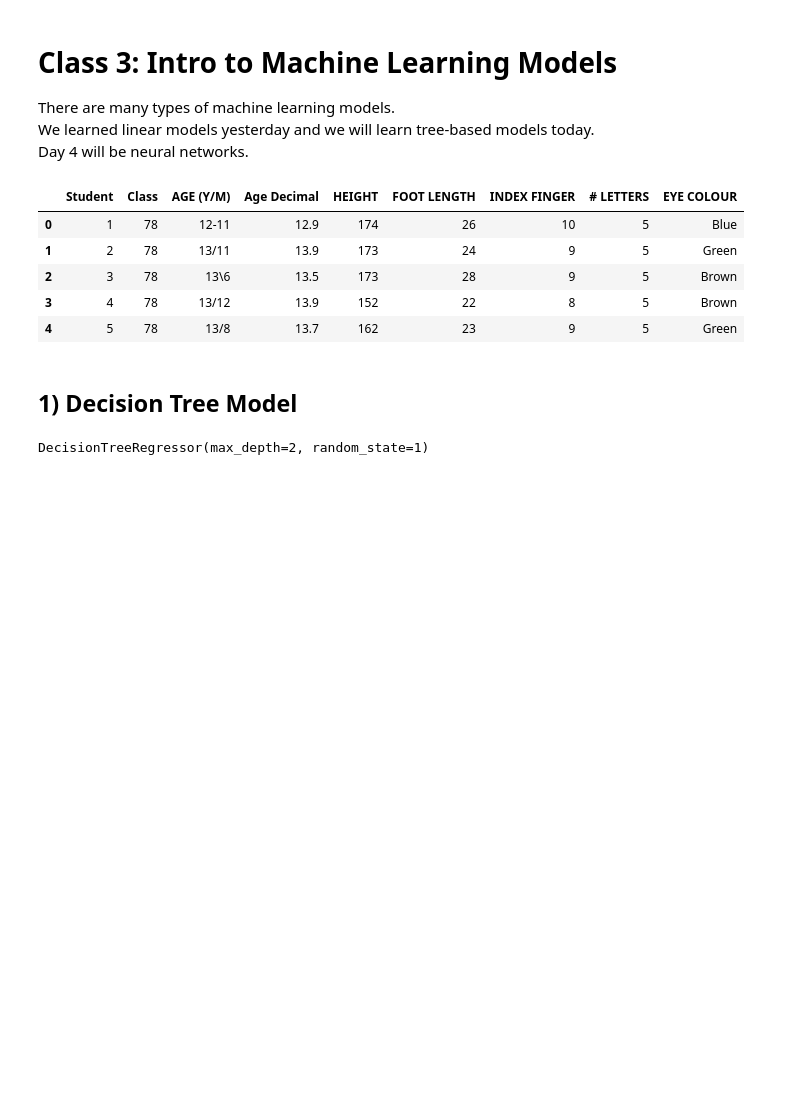
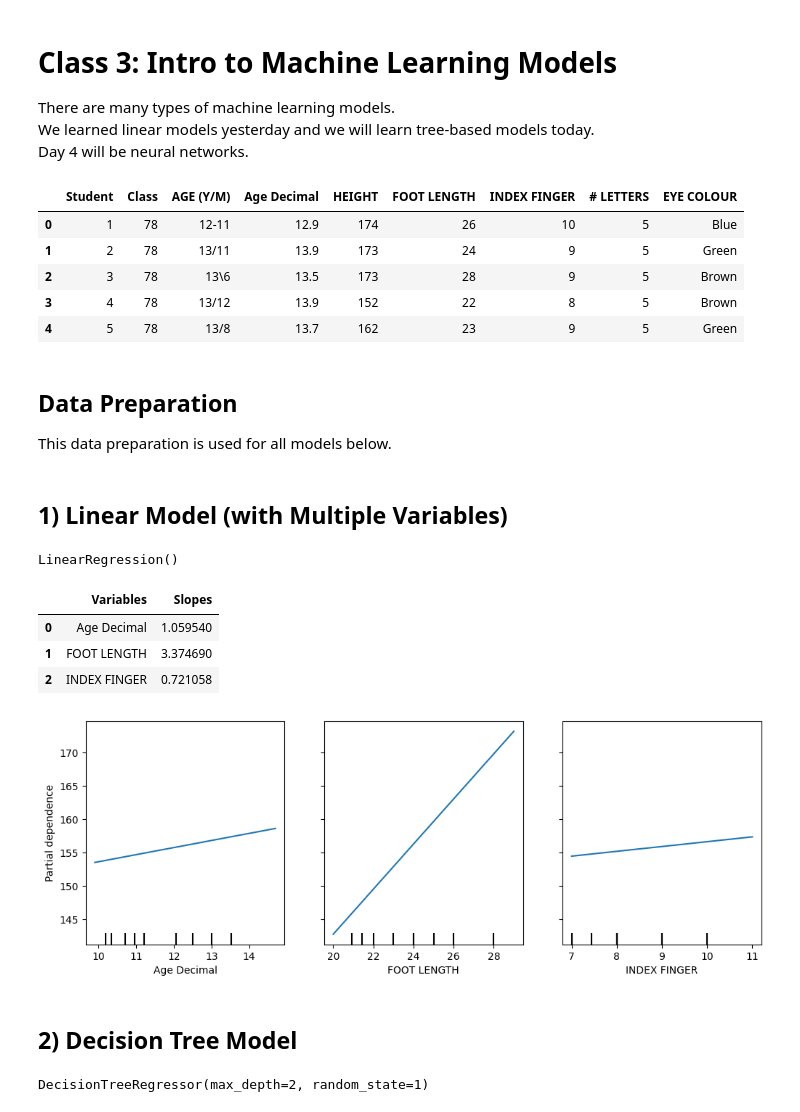
Before and after one commit to sayhellojoel/grade78pythonmath, a Jupyter notebook: Class 3.ipynb, the cells around one changed output. Saved outputs shown, nothing was run; the diff lists cells and outputs as text; code cells hidden in the pictures; blank space fills up the shorter version.

```diff
--- a/Class 3.ipynb
+++ b/Class 3.ipynb
@@ -22,3 +22,6 @@ df.head(5)
 | 2 | 3 | 78 | 13\6 | 13.5 | 173 | 28 | 9 | 5 | Brown |
 | 3 | 4 | 78 | 13/12 | 13.9 | 152 | 22 | 8 | 5 | Brown |
 | 4 | 5 | 78 | 13/8 | 13.7 | 162 | 23 | 9 | 5 | Green |
+# %% [markdown]
+## Data Preparation
+This data preparation is used for all models below.
@@ -25,2 +38,31 @@ df.head(5)
+# %% [markdown]
+## 1) Linear Model (with Multiple Variables)
+# %%
+from sklearn.linear_model import LinearRegression
+
+# Creating the linear regression model
+model_linear = LinearRegression()
+
+# Training the model
+model_linear.fit(X_train, y_train)
+# %% [output]
+LinearRegression()
+# %%
+# let's inspect the slopes for each variable
+# this tells us how much each variable affects height
+pd.DataFrame({'Variables': inputs, 'Slopes': model_linear.coef_})
+# %% [output]
+|  | Variables | Slopes |
+| 0 | Age Decimal | 1.059540 |
+| 1 | FOOT LENGTH | 3.374690 |
+| 2 | INDEX FINGER | 0.721058 |
+# %%
+# now let's visualize the slopes for each
+from sklearn.inspection import PartialDependenceDisplay
+fig, ax = plt.subplots(figsize=(12, 4)) # this allows us to plot all 3 together
+PartialDependenceDisplay.from_estimator(model_linear, X_train, features=inputs, ax=ax)
+plt.show()
+# %% [output]
+[figure, added]
 # %% [markdown]
-## 1) Decision Tree Model
+## 2) Decision Tree Model
```
Also changed, not shown: parts of 12 cells of this notebook.
